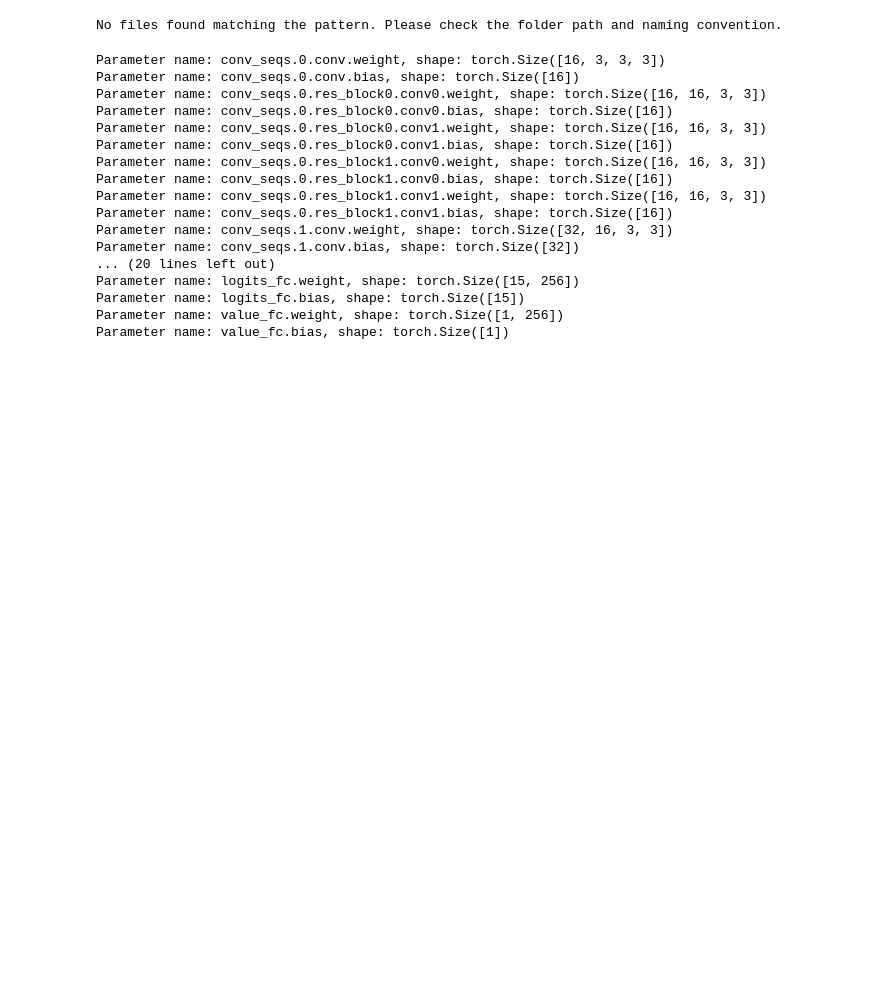
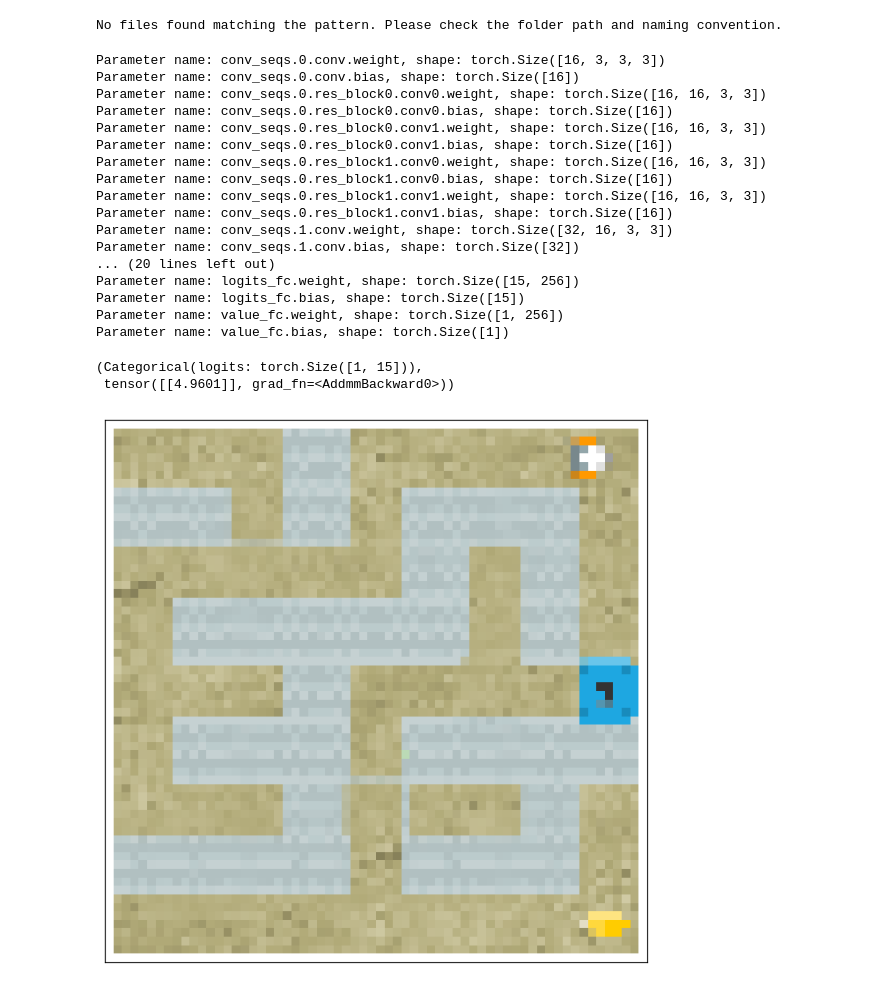
Before and after one commit to BenSturgeon/ai-safety-camp-2024-model-agents, a Jupyter notebook: notebooks/heist_data_generation.ipynb, the cells around one changed output. Cells and saved outputs as stored; diff of their text form; code cells hidden in the pictures; blank space fills up the shorter version.

```diff
--- a/notebooks/heist_data_generation.ipynb
+++ b/notebooks/heist_data_generation.ipynb
@@ -116,3 +101,8 @@ create_gif(frames, "episode_gif.gif")
+# %%
+# create gif of the episode
+filename = "episode_gif.gif"
+duration = 0.05
+imageio.mimsave(filename, frames, duration=duration)
 # %%
 import numpy as np
 import matplotlib.pyplot as plt
@@ -161,3 +151,24 @@ def plot_heist_observation(observation):
 
     # Display the plot
     plt.show()
+
+
+def read_modified_image(filename):
+    # Load the edited PNG image
+    edited_image = cv2.imread(filename)
+
+    # Resize the image to match the original observation dimensions
+    resized_image = cv2.resize(edited_image, (64, 64))
+
+    # Convert the color format if necessary
+    if resized_image.shape[2] == 4:  # RGBA format
+        resized_image = cv2.cvtColor(resized_image, cv2.COLOR_RGBA2RGB)
+    elif resized_image.shape[2] == 1:  # Grayscale format
+        resized_image = cv2.cvtColor(resized_image, cv2.COLOR_GRAY2RGB)
+
+    resized_image = cv2.cvtColor(resized_image, cv2.COLOR_RGB2BGR)
+    # Ensure the image data type matches the original observation
+    resized_image = resized_image.astype(np.uint8)
+    image_tensor = torch.from_numpy(resized_image)
+    image_tensor =  image_tensor.unsqueeze(0)
+    return image_tensor
@@ -457,3 +438,14 @@ Parameter name: logits_fc.weight, shape: torch.Size([15, 256])
 Parameter name: logits_fc.bias, shape: torch.Size([15])
 Parameter name: value_fc.weight, shape: torch.Size([1, 256])
 Parameter name: value_fc.bias, shape: torch.Size([1])
+# %%
+folder_path = "../modified_env_images/*"
+filenames = glob.glob(folder_path)
+for file in filenames:
+    activations = {}
+    observation = read_modified_image(file)
+    # plot_heist_observation(observation)
+    output = model(observation)
+    plot_layer_activations_dynamic_grid(activations, "conv_seqs_2_conv",  save_filename=f"../activation_plot_frames/activations_{file.split('/')[2]}", observation=observation)
+# %%
+observation = read_modified_image(filenames[0])
@@ -459,0 +454,9 @@ Parameter name: value_fc.bias, shape: torch.Size([1])
+# %%
+model(observation)
+# %% [output]
+(Categorical(logits: torch.Size([1, 15])),
+ tensor([[4.9601]], grad_fn=<AddmmBackward0>))
+# %%
+plot_heist_observation(observation)
+# %% [output]
+[figure, added]
```
Also changed, not shown: parts of 16 cells of this notebook, 4 other files.
